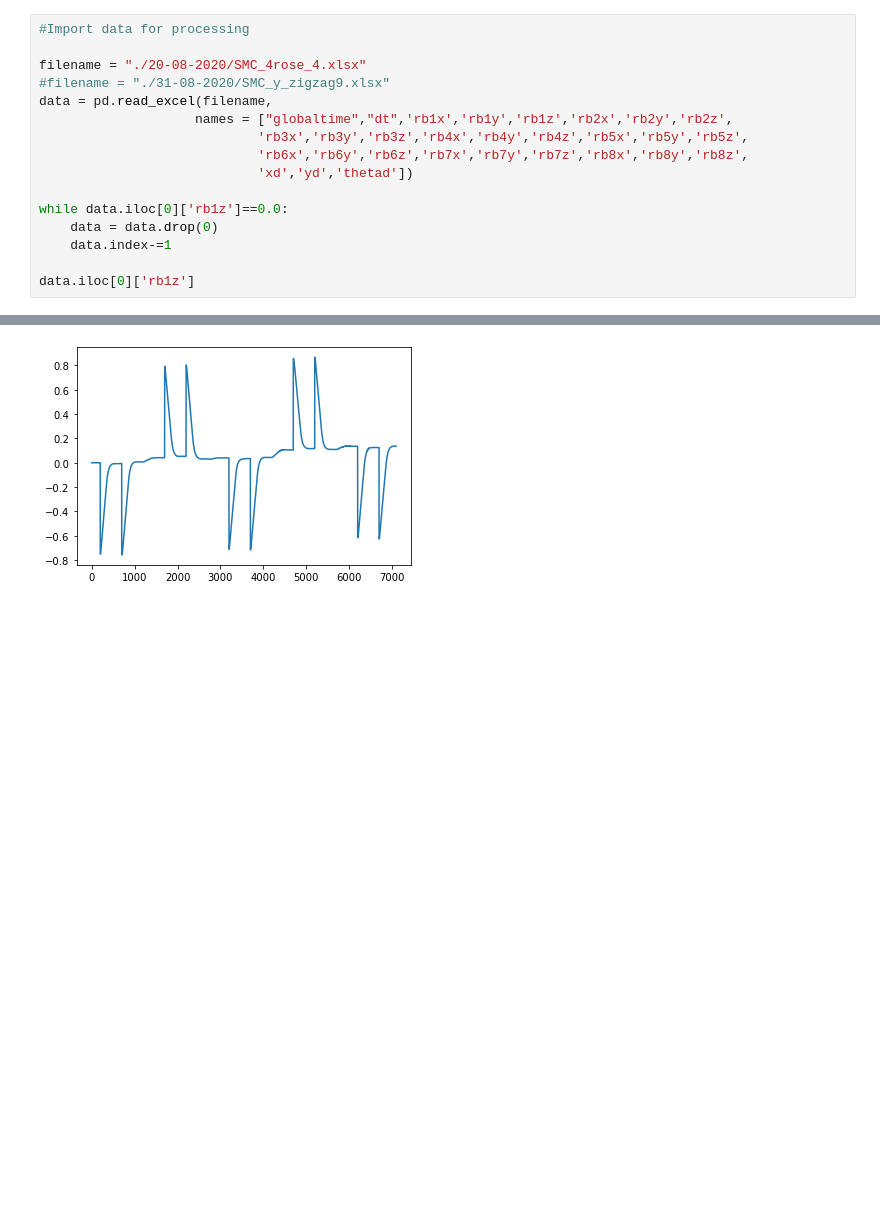
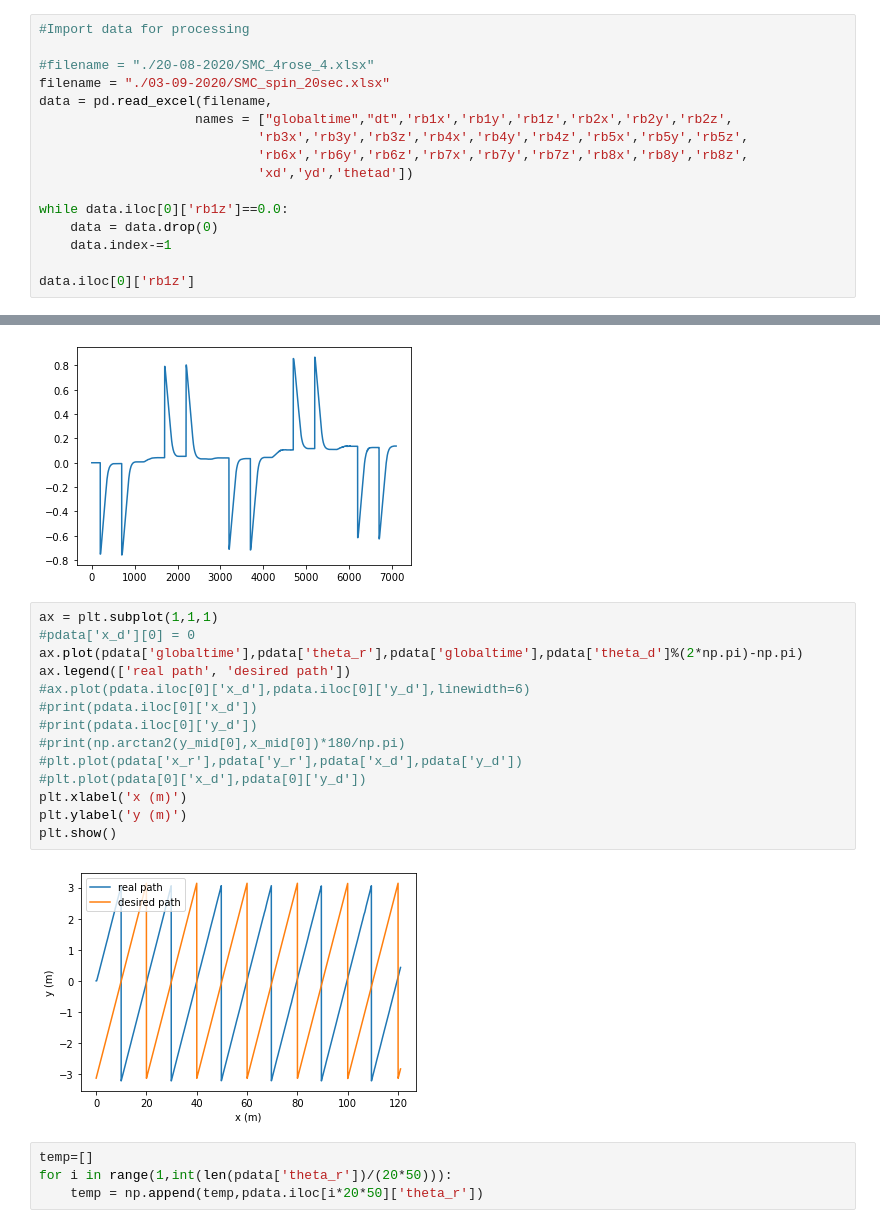
Before and after one commit to dyerbm/OmniWheel, a Jupyter notebook: 3WD-Omniwheel/VICON Data/Data_Processing_Controls.ipynb, the cells around one changed output, grey strips where cells are left out. Cells and saved outputs as stored; diff of their text form; blank space fills up the shorter version.

Commit message:
Tested robot spin, found drift

```diff
--- a/3WD-Omniwheel/VICON Data/Data_Processing_Controls.ipynb
+++ b/3WD-Omniwheel/VICON Data/Data_Processing_Controls.ipynb
@@ -11,8 +11,8 @@ warnings.filterwarnings('ignore') #suppressed normal warnings (disable this if s
 # %%
 #Import data for processing
 
-filename = "./20-08-2020/SMC_4rose_4.xlsx"
-#filename = "./31-08-2020/SMC_y_zigzag9.xlsx"
+#filename = "./20-08-2020/SMC_4rose_4.xlsx"
+filename = "./03-09-2020/SMC_spin_20sec.xlsx"
 data = pd.read_excel(filename,
                     names = ["globaltime","dt",'rb1x','rb1y','rb1z','rb2x','rb2y','rb2z',
                             'rb3x','rb3y','rb3z','rb4x','rb4y','rb4z','rb5x','rb5y','rb5z',
@@ -231,3 +231,23 @@ plt.plot(pdata['e_x'])
 # %% [output]
 [<matplotlib.lines.Line2D at 0x...>]
 [figure]
+# %%
+ax = plt.subplot(1,1,1)
+#pdata['x_d'][0] = 0
+ax.plot(pdata['globaltime'],pdata['theta_r'],pdata['globaltime'],pdata['theta_d']%(2*np.pi)-np.pi)
+ax.legend(['real path', 'desired path'])
+#ax.plot(pdata.iloc[0]['x_d'],pdata.iloc[0]['y_d'],linewidth=6)
+#print(pdata.iloc[0]['x_d'])
+#print(pdata.iloc[0]['y_d'])
+#print(np.arctan2(y_mid[0],x_mid[0])*180/np.pi)
+#plt.plot(pdata['x_r'],pdata['y_r'],pdata['x_d'],pdata['y_d'])
+#plt.plot(pdata[0]['x_d'],pdata[0]['y_d'])
+plt.xlabel('x (m)')
+plt.ylabel('y (m)')
+plt.show()
+# %% [output]
+[figure, added]
+# %%
+temp=[]
+for i in range(1,int(len(pdata['theta_r'])/(20*50))):
+    temp = np.append(temp,pdata.iloc[i*20*50]['theta_r'])
```
Also changed, not shown: parts of 2 cells of this notebook, 6 other files.
